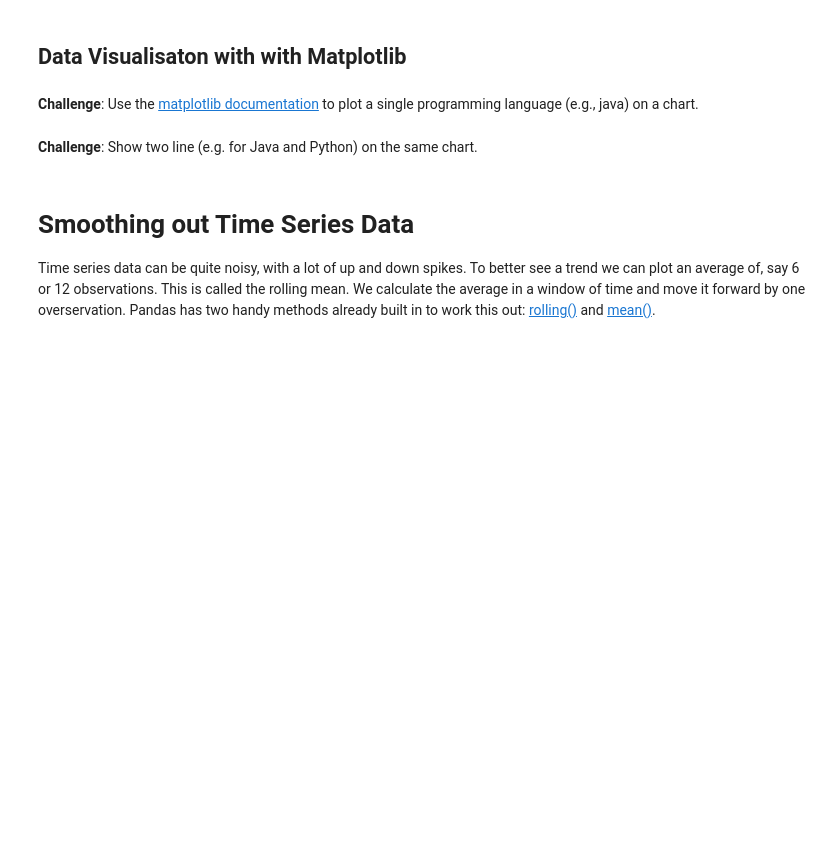
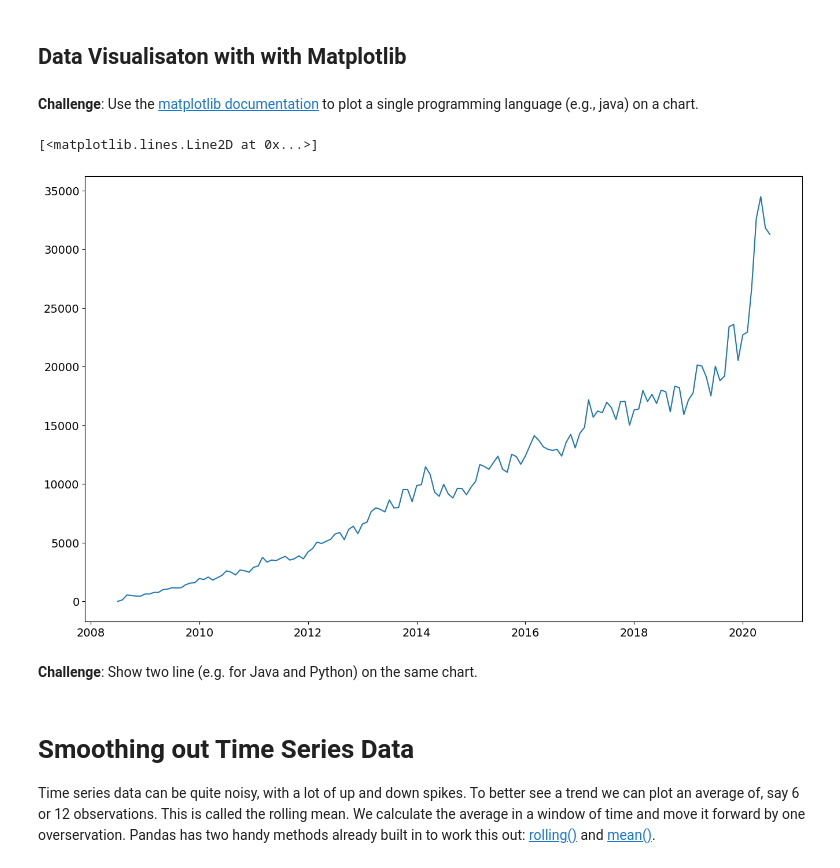
Before and after one commit to Witalka-Shelby/Python-100-Days, a Jupyter notebook: day 72/Programming_Languages_(start).ipynb, the cells around one changed output. Drawn from its saved outputs; the diff is of its cells as text; code cells hidden in the pictures; blank space fills up the shorter version.

Commit message:
plot

```diff
--- a/day 72/Programming_Languages_(start).ipynb
+++ b/day 72/Programming_Languages_(start).ipynb
@@ -121,3 +95,2 @@ df.DATE[1]
 # %%
-df.DATE = pd.to_datetime(df["DATE"][1])
-df.head()
+df["DATE"] = pd.to_datetime(df["DATE"])
@@ -131,2 +114,5 @@ df.head()
 # %% [markdown]
 ## Data Manipulation
+# %%
+reshaped_df = df.pivot_table(index="DATE", columns="TAG", values="POSTS", fill_value=0)
+print(reshaped_df)
@@ -138,6 +200,14 @@ df.head()
 ## Data Visualisaton with with Matplotlib
 # %% [markdown]
 **Challenge**: Use the [matplotlib documentation](https://matplotlib.org/3.2.1/api/_as_gen/matplotlib.pyplot.plot.html#matplotlib.pyplot.plot) to plot a single programming language (e.g., java) on a chart.
+# %%
+plt.figure(figsize=(16,10))
+plt.xticks("Date", fontsize=14)
+plt.yticks("Number of Posts", fontsize=14)
+plt.plot(reshaped_df.index ,reshaped_df["python"])
+# %% [output]
+[<matplotlib.lines.Line2D at 0x...>]
+[figure, added]
 # %% [markdown]
 **Challenge**: Show two line (e.g. for Java and Python) on the same chart.
 # %% [markdown]
```
Also changed, not shown: parts of 14 cells of this notebook.
